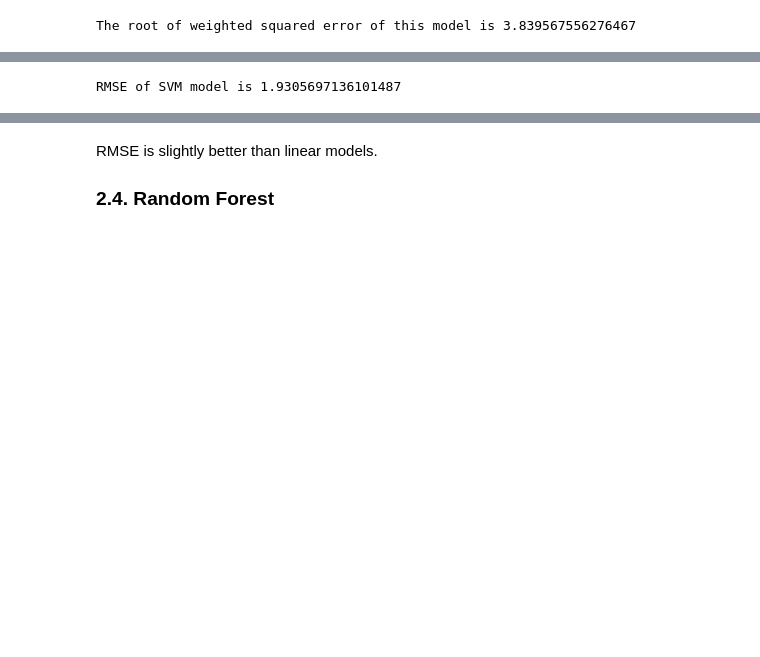
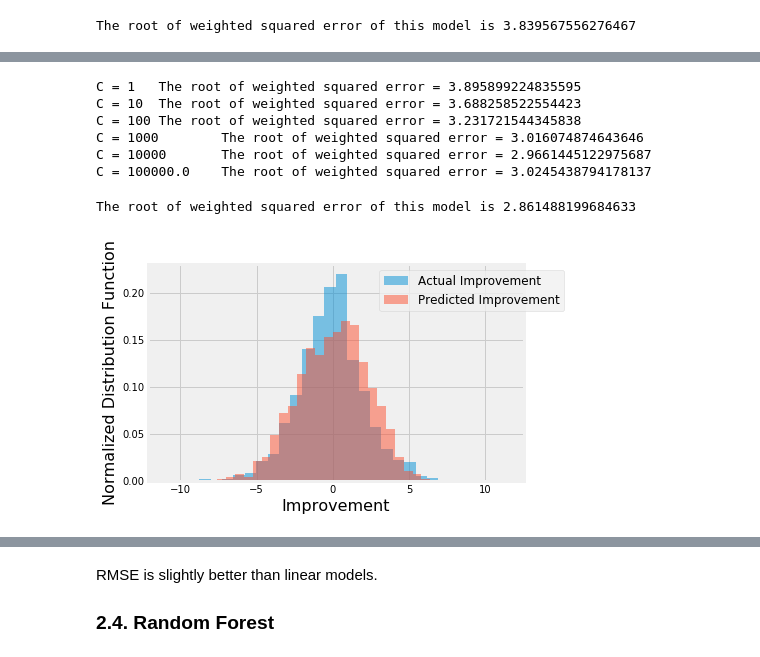
Before and after one commit to zxl124/NBA_improvement_prediction, a Jupyter notebook: notebooks/Machine_Learning.ipynb, the cells around one changed output, grey strips where cells are left out. Saved outputs shown, nothing was run; the diff lists cells and outputs as text; code cells hidden in the pictures; blank space fills up the shorter version.

```diff
--- a/notebooks/Machine_Learning.ipynb
+++ b/notebooks/Machine_Learning.ipynb
@@ -286,10 +278,45 @@ Best RMSE was 1.9865706111325192
+# %%
+# GridSearchCV cannot perform the weighted approach I want here.
+# I will write my own code to do hyperparameter tuning with 2-fold CV.
+from sklearn.model_selection import KFold
+from sklearn.svm import SVR
+kf = KFold(n_splits=2)
+for c in [1, 10, 100, 1000, 10000, 1e5]:
+    error = 0
+    for train_index, test_index in kf.split(Xtrain, ytrain):
+        CV_Xtrain, CV_ytrain = Xtrain[train_index], ytrain[train_index]
+        CV_Xtest, CV_ytest = Xtrain[test_index], ytrain[test_index]
+        CV_train_weights = calc_weights(CV_ytrain)
+        CV_test_weights = calc_weights(CV_ytest)
+        clf = SVR(C=c)
+        clf.fit(CV_Xtrain, CV_ytrain, sample_weight=CV_train_weights)
+        CV_ypred = clf.predict(CV_Xtest)
+        error += np.sqrt(mean_squared_error(CV_ytest, CV_ypred, sample_weight=CV_test_weights))
+    print("C = {}\tThe root of weighted squared error = {}".format(c,error/2))
+# %% [output]
+C = 1   The root of weighted squared error = 3.895899224835595
+C = 10  The root of weighted squared error = 3.688258522554423
+C = 100 The root of weighted squared error = 3.231721544345838
+C = 1000        The root of weighted squared error = 3.016074874643646
+C = 10000       The root of weighted squared error = 2.9661445122975687
+C = 100000.0    The root of weighted squared error = 3.0245438794178137
 # %%
-svr = SVR(C=100)
-svr.fit(Xtrain, ytrain)
+svr = SVR(C=10000)
+svr.fit(Xtrain, ytrain, sample_weight=ytrain_weights)
 ypred = svr.predict(Xtest)
-print('RMSE of SVM model is', np.sqrt(mean_squared_error(ytest, ypred)))
+print('The root of weighted squared error of this model is',
+      np.sqrt(mean_squared_error(ytest, ypred, sample_weight=ytest_weights)))
 # %% [output]
-RMSE of SVM model is 1.9305697136101487
+The root of weighted squared error of this model is 2.861488199684633
+# %%
+# Check distribution of prediction again
+_ = plt.hist(ytest, bins=30, alpha=0.5, normed=True, label='Actual Improvement')
+_ = plt.hist(ypred, bins=30, alpha=0.5, normed=True, label='Predicted Improvement')
+_ = plt.xlabel('Improvement', fontsize=16)
+_ = plt.ylabel('Normalized Distribution Function', fontsize=16)
+_ = plt.legend(fontsize=12, bbox_to_anchor=(0.6,1))
+# %% [output]
+[figure, added]
 # %%
 plot_predict_true(ytest, ypred)
 # %% [output]
```
Also changed, not shown: parts of 45 cells of this notebook, 3 other files.
